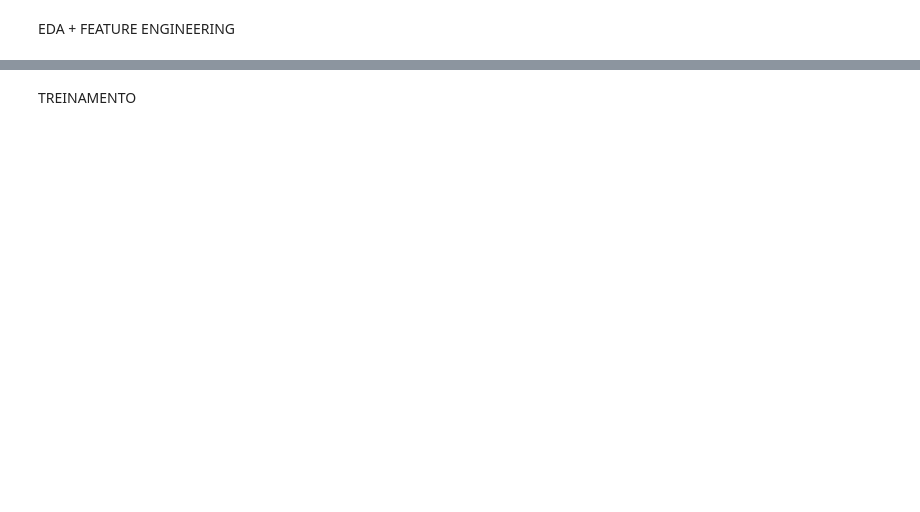
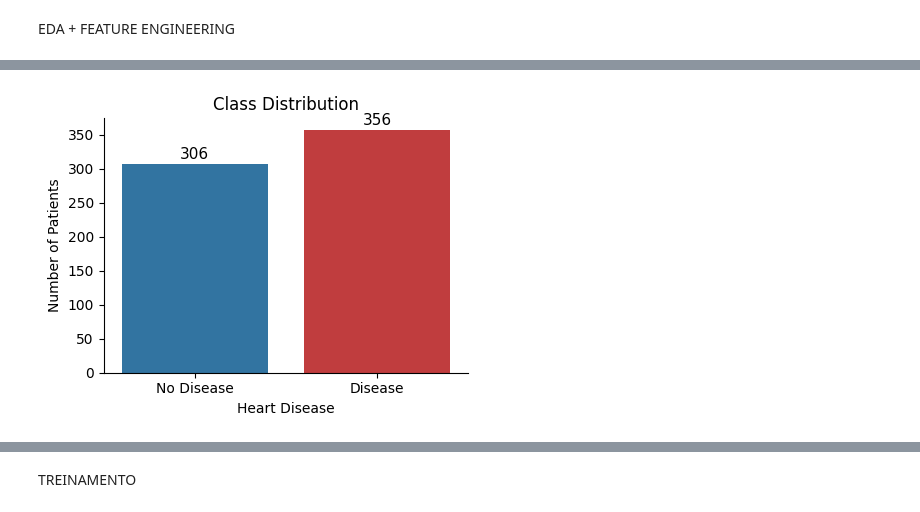
Before and after one commit to malf75/Heart-Failure-ML, a Jupyter notebook: heartdisease.ipynb, the cells around one changed output, grey strips where cells are left out. Saved outputs shown, nothing was run; the diff lists cells and outputs as text; code cells hidden in the pictures; blank space fills up the shorter version.

```diff
--- a/heartdisease.ipynb
+++ b/heartdisease.ipynb
@@ -211,7 +405,7 @@ for i in range(len(cat_cols)):
         col1 = cat_cols[i]
         col2 = cat_cols[j]
 
-        cont_table = pd.crosstab(df[col1], df[col2])
+        cont_table = pd.crosstab(X_train[col1], X_train[col2])
         chi2, p, _, _ = chi2_contingency(cont_table)
 
         if p < 0.05:
@@ -222,5 +430,6 @@ for i in range(len(cat_cols)):
 # %%
 # Criação de novas features com variáveis de associação forte
-df['Bi_ExerciseAngina_ST_Slope'] = df['ExerciseAngina'] + '_' + df['ST_Slope']
-df['Bi_ExerciseAngina_ChestPainType'] = df['ExerciseAngina'] + '_' + df['ChestPainType']
-df
+X_train['Bi_ExerciseAngina_ST_Slope'] = X_train['ExerciseAngina'] + '_' + X_train['ST_Slope']
+X_train['Bi_ExerciseAngina_ChestPainType'] = X_train['ExerciseAngina'] + '_' + X_train['ChestPainType']
+X_train['Bi_ST_Slope_ChestPainType'] = X_train['ST_Slope'] + '_' + X_train['ChestPainType']
+X_train
@@ -227,10 +450,10 @@ df
 # %%
-cat_cols = ['Sex', 'ChestPainType', 'RestingECG', 'ExerciseAngina', 'ST_Slope', 'FastingBS', 'Bi_ExerciseAngina_ST_Slope', 'Bi_ExerciseAngina_ChestPainType']
+cat_cols = ['Sex', 'ChestPainType', 'RestingECG', 'ExerciseAngina', 'ST_Slope', 'FastingBS', 'Bi_ExerciseAngina_ST_Slope', 'Bi_ExerciseAngina_ChestPainType', 'Bi_ST_Slope_ChestPainType']
 tree_cat_cols = ['Sex', 'ChestPainType', 'RestingECG', 'ExerciseAngina', 'ST_Slope', 'FastingBS']
 # %%
 # Teste qui-quadrado entre features e variáveis categóricas (Teste de Associação, p < 0.05 = Associação significativa)
 # Todas as variáveis possuem Associação com o target, logo não vale a pena excluir nenhuma)
 for i in cat_cols:
-    cont_table = pd.crosstab(df[i], df["HeartDisease"])
+    cont_table = pd.crosstab(X_train[i], y_train)
     chi2, p, dof, expected = chi2_contingency(cont_table)
     print(f"chi2-{i}: {chi2}, p-value: {p}")
@@ -254,26 +515,28 @@ df
 # %%
 plt.figure(figsize=(4.5, 3.5))
 ax = sns.countplot(
-    data=df,
-    x='HeartDisease',
-    hue='HeartDisease',
+    data=X_train,
+    x=y_train,
+    hue=y_train,
     palette=['#1f77b4', '#d62728'],
     legend=False
 )
 
 for i, p in enumerate(ax.patches):
     height = p.get_height()
     ax.text(p.get_x() + p.get_width()/2., height + 8,
             f'{int(height)}', ha="center", fontsize=11)
 
 plt.xlabel('Heart Disease')
 plt.ylabel('Number of Patients')
 plt.title('Class Distribution')
 plt.xticks(ticks=[0, 1], labels=['No Disease', 'Disease'])
 sns.despine()
 plt.tight_layout()
 plt.savefig('images/class_distribution.png', dpi=300, bbox_inches='tight')
 plt.show()
+# %% [output]
+[figure, added]
 # %%
 features = tree_num_cols
 plt.figure(figsize=(15,9))
```
Also changed, not shown: parts of 65 cells of this notebook.
